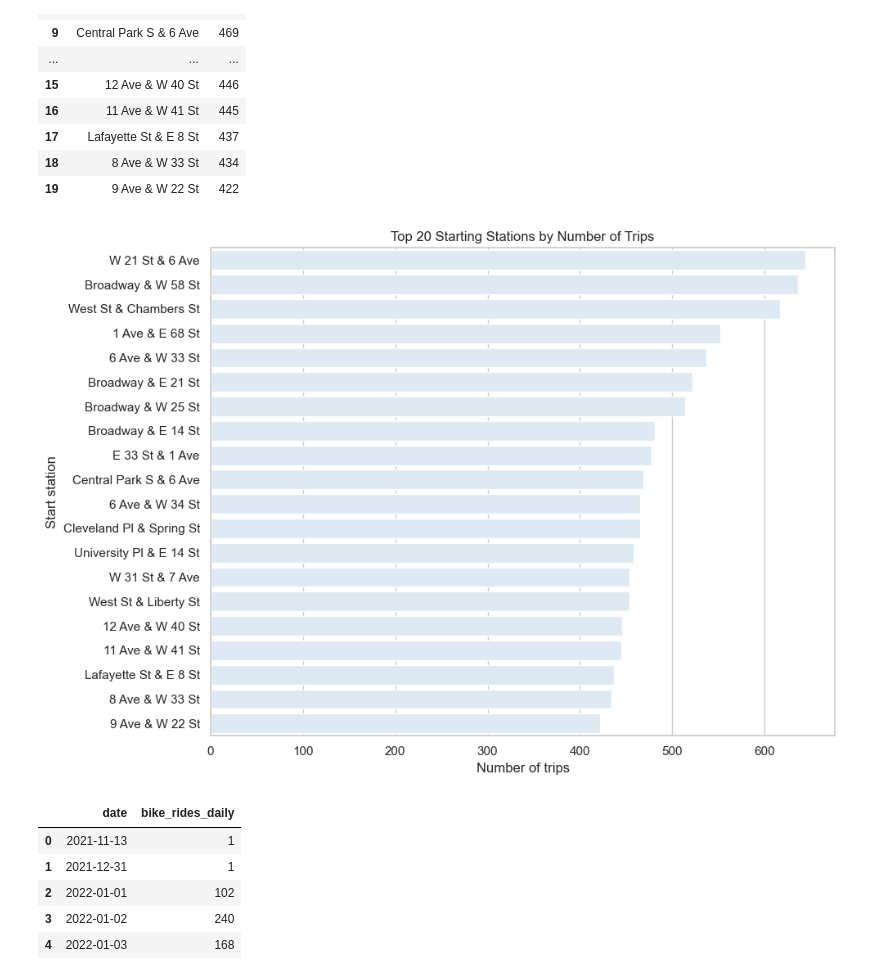
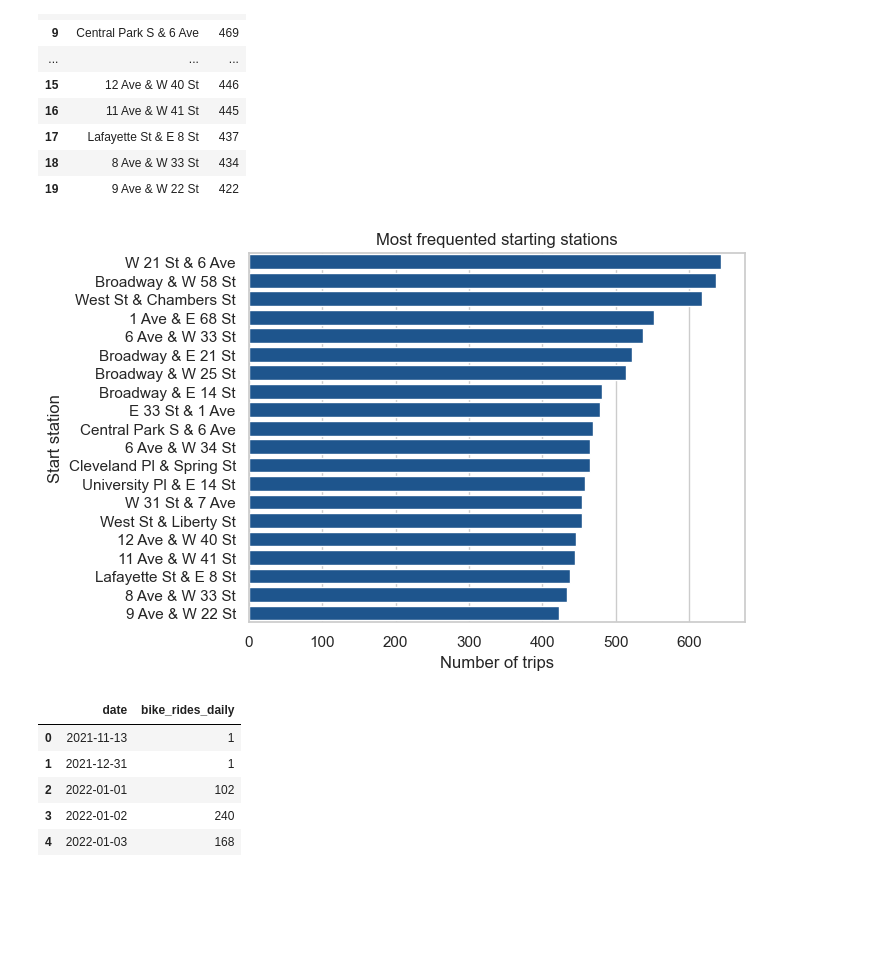
Before and after one commit to nk62700-byte/citibike-dashboard, a Jupyter notebook: Ex_2.4.ipynb, the cells around one changed output. Cells and saved outputs as stored; diff of their text form; code cells hidden in the pictures; blank space fills up the shorter version.

Commit message:
Set explicit color palettes for bar chart and dual-axis plot

```diff
--- a/Ex_2.4.ipynb
+++ b/Ex_2.4.ipynb
@@ -80,11 +80,7 @@ weather_df.shape
 weather_df["date"] = pd.to_datetime(weather_df["date"])
 # %%
 # setting a theme
-sns.set_theme(
-    style="darkgrid",
-    palette="mako"
-)
-plt.rcParams["figure.figsize"] = (10, 5)
+sns.set_theme(style="whitegrid", palette="Blues")
 # %%
 # creating top 20 starting stations
 top20 = (bike_df["start_station_name"].value_counts().head(20).reset_index())
@@ -114,17 +108,18 @@ sns.set_theme(style="whitegrid", palette="Blues")
 # %%
-plt.figure(figsize=(10, 7))
+sns.set_palette("Blues_r")   # set palette explicitly
+
 sns.barplot(
     data=top20,
     x="trips",
     y="start_station_name"
 )
-plt.title("Top 20 Starting Stations by Number of Trips")
+
+plt.title("Most frequented starting stations")
 plt.xlabel("Number of trips")
 plt.ylabel("Start station")
-plt.tight_layout()
 plt.show()
 # %% [output]
-[figure, old version]
+[figure, new version]
 # %%
 daily_trips = (bike_df.groupby("date").size().reset_index(name="bike_rides_daily"))
 # %%
```
Also changed, not shown: parts of 4 cells of this notebook.
